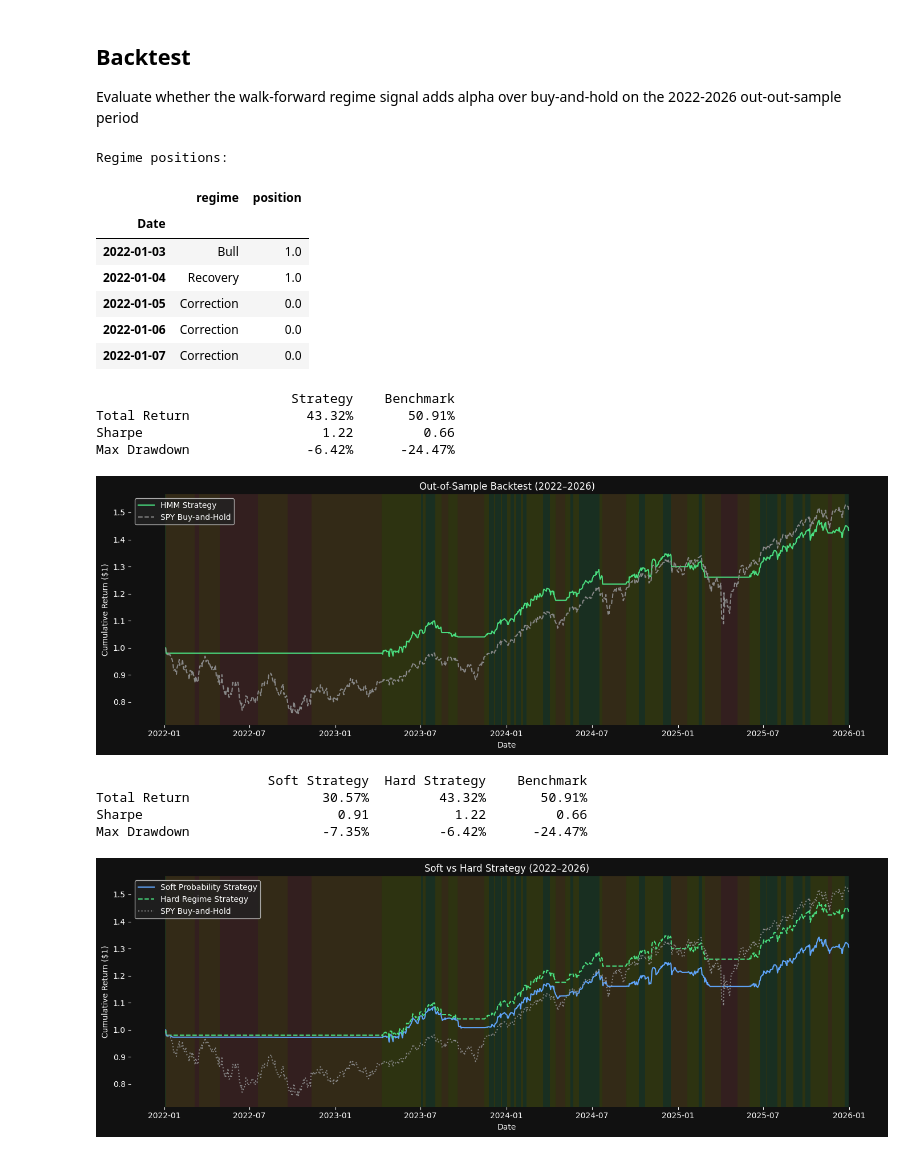
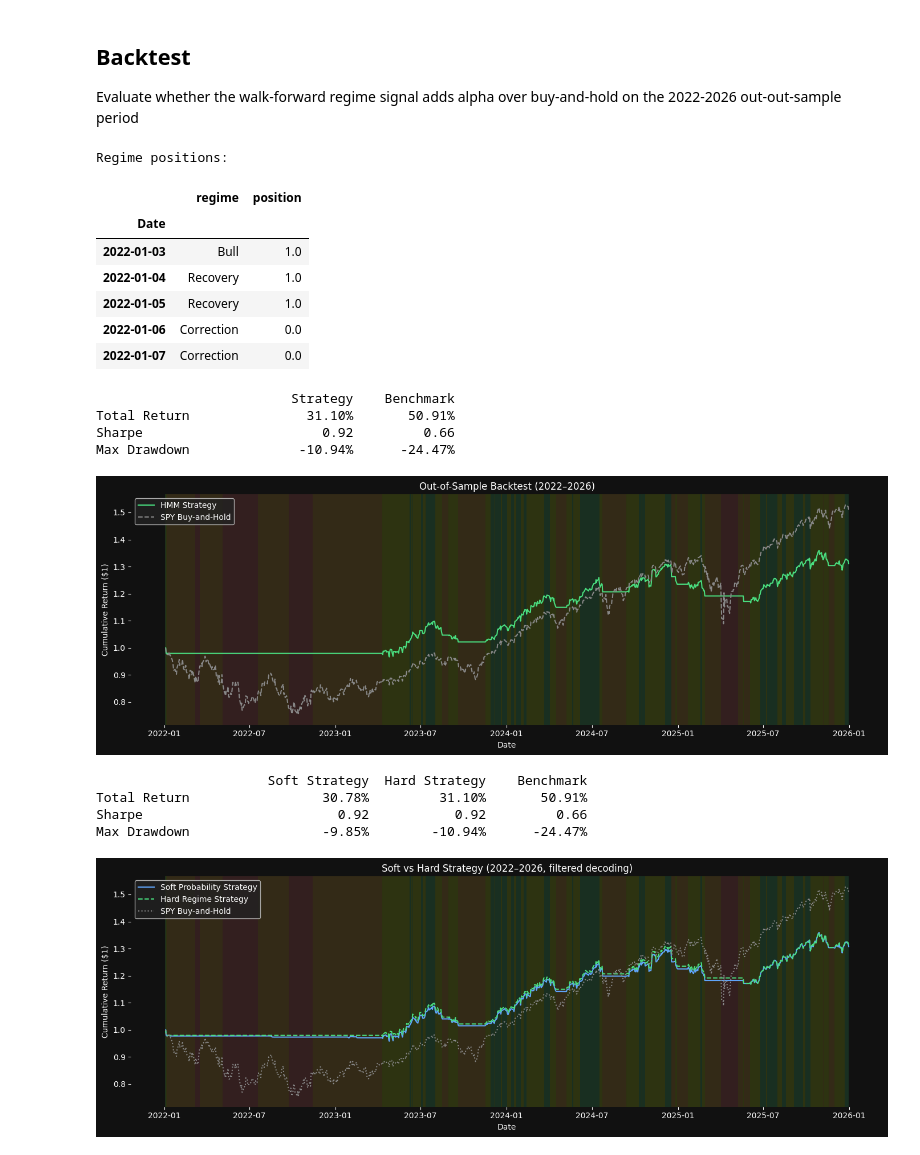
Before and after one commit to bsinek/sentinel, a Jupyter notebook: research/hmm.ipynb, the cells around one changed output. Saved outputs shown, nothing was run; the diff lists cells and outputs as text; code cells hidden in the pictures.

```diff
--- a/research/hmm.ipynb
+++ b/research/hmm.ipynb
@@ -267,7 +274,27 @@ print(f'Test log-likelihood:  {model_wf.score(X_test):.2f}')
 
 label_map_wf = get_label_map(model_wf.means_, scaler_wf, features.columns)
 regime_labels_wf = [label_map_wf[i] for i in range(4)]
-test_regimes = pd.Series(model_wf.predict(X_test), index=feat_test.index).map(label_map_wf)
+
+
+def filtered_posteriors(model, X):
+    """Causal state posteriors: row t conditions on X[:t+1] only.
+
+    predict_proba over a prefix ending at t has backward term beta_t = 1, so its last
+    row collapses to the filtered posterior. Calling it on the full block instead would
+    return smoothed posteriors, which condition on observations after t.
+    """
+    return np.vstack([model.predict_proba(X[:t + 1])[-1] for t in range(len(X))])
+
+
+proba_wf_df = pd.DataFrame(filtered_posteriors(model_wf, X_test),
+                           index=feat_test.index, columns=regime_labels_wf)
+test_regimes = proba_wf_df.idxmax(axis=1)
+
+# how much the leaked version would have differed
+leaked = pd.Series(model_wf.predict(X_test), index=feat_test.index).map(label_map_wf)
+n_diff = (leaked != test_regimes).sum()
+print(f'\nFull-block (leaked) vs filtered decoding: {n_diff} of {len(test_regimes)} days differ '
+      f'({n_diff / len(test_regimes):.1%})')
 
 print(f'\nTest regime counts:\n{test_regimes.value_counts()}')
 
@@ -283,7 +310,7 @@ for date, label in test_regimes.items():
 ax.axvspan(start_idx, test_regimes.index[-1], color=palette[current_label], alpha=0.3, lw=0, zorder=1)
 
 legend_elements = [Patch(facecolor=palette[r], alpha=0.6, label=r) for r in ['Bull', 'Recovery', 'Correction', 'Bear']]
-ax.set_title('Walk-Forward: 2022–2026 Regimes (trained on pre-2022)')
+ax.set_title('Walk-Forward: 2022–2026 Regimes (filtered decoding, trained on pre-2022)')
 ax.set_xlabel('Date')
 ax.set_ylabel('Price')
 ax.set_facecolor('#111111')
@@ -298,9 +325,7 @@ ax.legend(handles=legend_elements, loc='upper left', facecolor='#222222', labelc
 plt.tight_layout()
 plt.show()
 
-# soft probability chart
-proba_wf = model_wf.predict_proba(X_test)
-proba_wf_df = pd.DataFrame(proba_wf, index=feat_test.index, columns=regime_labels_wf)
+# soft probability chart — smoothing here is display-only, the backtest uses proba_wf_df
 proba_wf_smooth = proba_wf_df.rolling(10, min_periods=1).mean()
 
 fig, ax = plt.subplots(figsize=(14, 5))
@@ -314,7 +339,7 @@ ax.stackplot(
 )
 
 ax.set_ylim(0, 1)
-ax.set_title('Walk-Forward: Regime Probabilities (10-day smoothed)')
+ax.set_title('Walk-Forward: Filtered Regime Probabilities (10-day smoothed for display)')
 ax.set_xlabel('Date')
 ax.set_ylabel('Probability')
 ax.set_facecolor('#111111')
@@ -369,7 +396,7 @@ Regime positions:
 | Date |  |  |
 | 2022-01-03 | Bull | 1.0 |
 | 2022-01-04 | Recovery | 1.0 |
-| 2022-01-05 | Correction | 0.0 |
+| 2022-01-05 | Recovery | 1.0 |
 | 2022-01-06 | Correction | 0.0 |
 | 2022-01-07 | Correction | 0.0 |
 # %%
@@ -411,13 +438,15 @@ plt.tight_layout()
 plt.show()
 # %% [output]
                          Strategy    Benchmark
-Total Return               43.32%       50.91%
-Sharpe                       1.22         0.66
-Max Drawdown               -6.42%      -24.47%
+Total Return               31.10%       50.91%
+Sharpe                       0.92         0.66
+Max Drawdown              -10.94%      -24.47%
-[figure, old version]
+[figure, new version]
 # %%
 # continuous sizing: bullish probability = P(Bull) + P(Recovery)
-bullish_prob = proba_wf_smooth['Bull'] + proba_wf_smooth['Recovery']
+# uses the raw filtered posteriors — the 10-day smoothing above is display-only and
+# would itself be a (mild) lookahead-free but non-causal-in-spirit signal transform
+bullish_prob = proba_wf_df['Bull'] + proba_wf_df['Recovery']
 strategy_returns_soft = (bullish_prob.shift(1) * spy_returns).dropna()
 cum_strategy_soft = (1 + strategy_returns_soft).cumprod()
 
@@ -425,35 +454,35 @@ print(f"{'':20} {'Soft Strategy':>14} {'Hard Strategy':>14} {'Benchmark':>12}")
 print(f"{'Total Return':20} {cum_strategy_soft.iloc[-1] - 1:>14.2%} {cum_strategy.iloc[-1] - 1:>14.2%} {cum_benchmark.iloc[-1] - 1:>12.2%}")
 print(f"{'Sharpe':20} {sharpe(strategy_returns_soft):>14.2f} {sharpe(strategy_returns):>14.2f} {sharpe(spy_returns):>12.2f}")
 print(f"{'Max Drawdown':20} {max_drawdown(cum_strategy_soft):>14.2%} {max_drawdown(cum_strategy):>14.2%} {max_drawdown(cum_benchmark):>12.2%}")
 
 fig, ax = plt.subplots(figsize=(14, 5))
 ax.set_facecolor('#111111')
 fig.patch.set_facecolor('#111111')
 
 current_label, start_idx = test_regimes.iloc[0], test_regimes.index[0]
 for date, label in test_regimes.items():
     if label != current_label:
         ax.axvspan(start_idx, date, color=palette[current_label], alpha=0.15, lw=0)
         current_label, start_idx = label, date
 ax.axvspan(start_idx, test_regimes.index[-1], color=palette[current_label], alpha=0.15, lw=0)
 
 ax.plot(cum_strategy_soft.index, cum_strategy_soft, color='#60a5fa', lw=1.5, label='Soft Probability Strategy')
 ax.plot(cum_strategy.index,      cum_strategy,      color='#4ade80', lw=1.5, label='Hard Regime Strategy', linestyle='--')
 ax.plot(cum_benchmark.index,     cum_benchmark,     color='#888',    lw=1.5, label='SPY Buy-and-Hold',     linestyle=':')
 
-ax.set_title('Soft vs Hard Strategy (2022–2026)', color='white')
+ax.set_title('Soft vs Hard Strategy (2022–2026, filtered decoding)', color='white')
 ax.set_xlabel('Date', color='white')
 ax.set_ylabel('Cumulative Return ($1)', color='white')
 ax.tick_params(colors='white')
 for spine in ax.spines.values():
     spine.set_visible(False)
 ax.legend(loc='upper left', facecolor='#222222', labelcolor='white')
 
 plt.tight_layout()
 plt.show()
 # %% [output]
                       Soft Strategy  Hard Strategy    Benchmark
-Total Return                 30.57%         43.32%       50.91%
-Sharpe                         0.91           1.22         0.66
-Max Drawdown                 -7.35%         -6.42%      -24.47%
+Total Return                 30.78%         31.10%       50.91%
+Sharpe                         0.92           0.92         0.66
+Max Drawdown                 -9.85%        -10.94%      -24.47%
-[figure, old version]
+[figure, new version]
```
Also changed, not shown: parts of 5 cells of this notebook, 5 other files.
